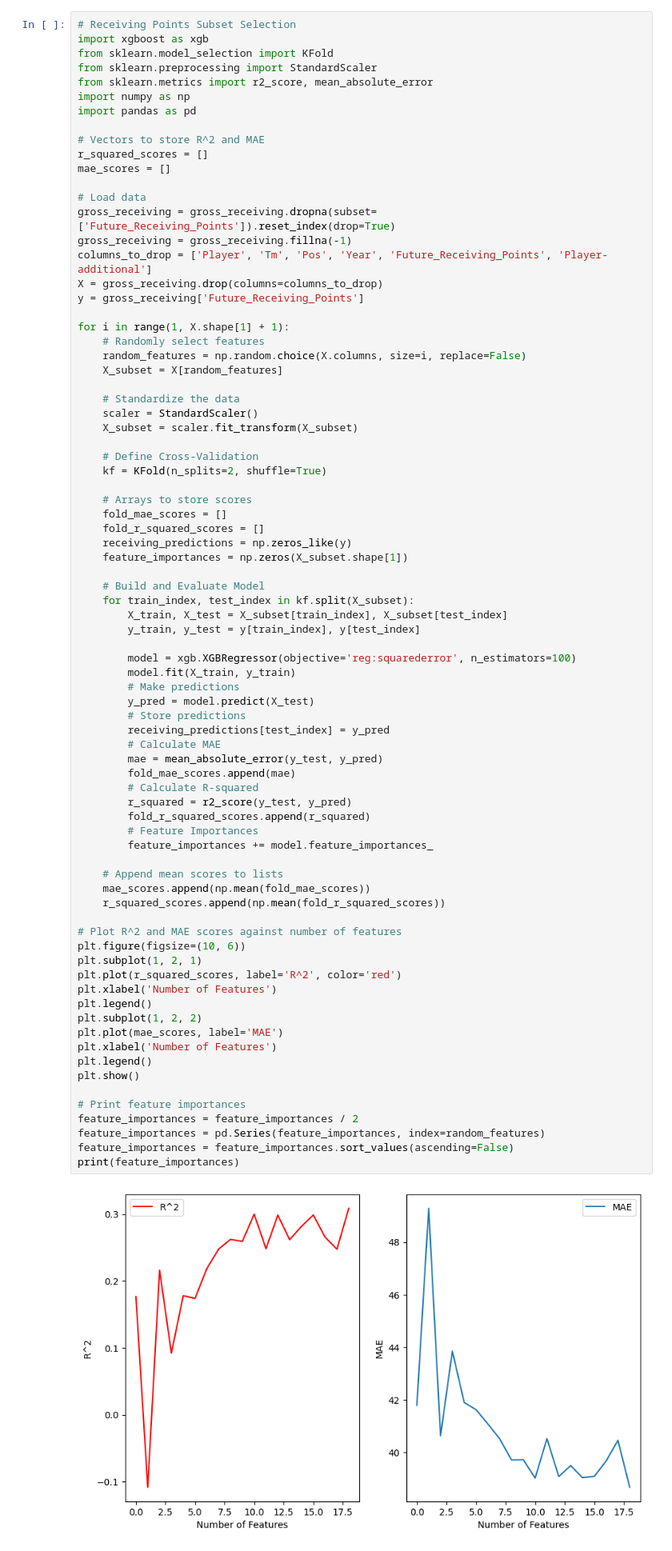
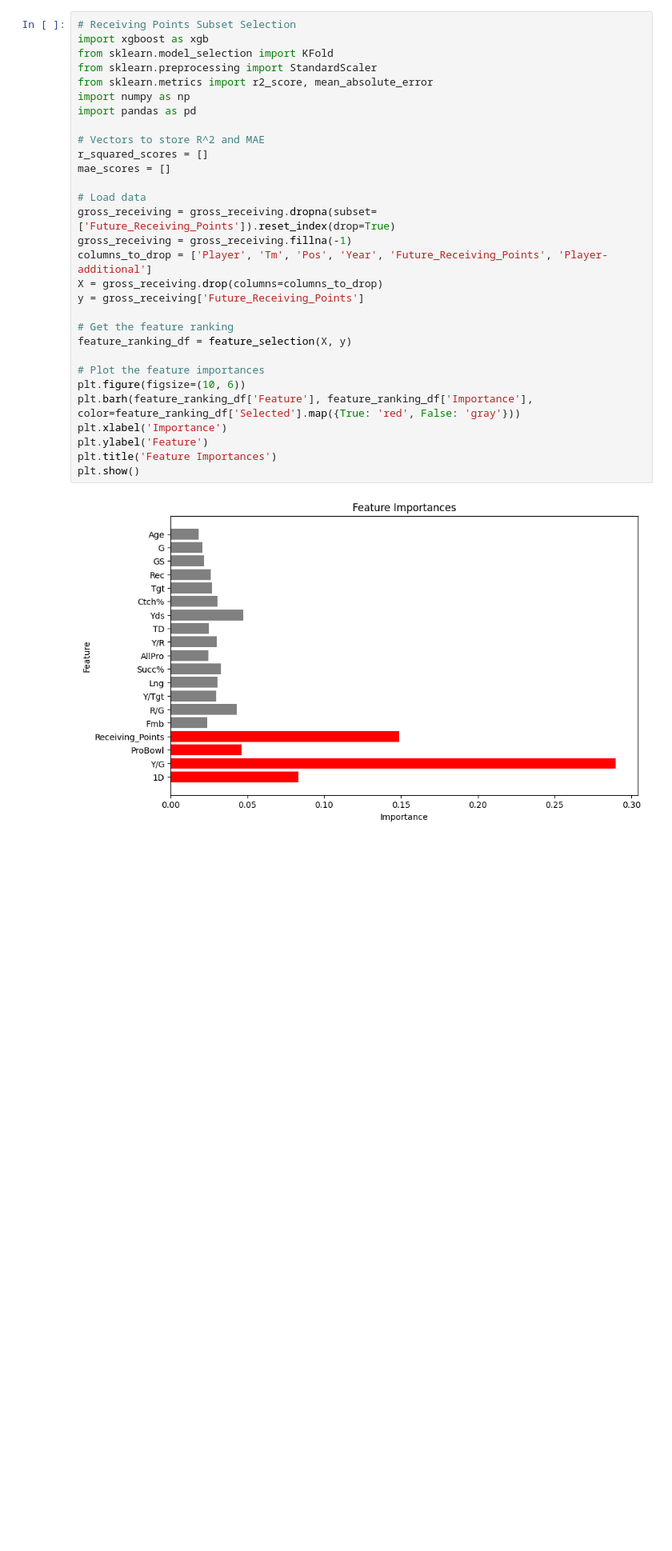
Before and after one commit to jackdepree/FFInsights, a Jupyter notebook: code/2024_gross_projections_eda.ipynb, the cells around one changed output. Shown at 80% size. Saved outputs shown, nothing was run; the diff lists cells and outputs as text; blank space fills up the shorter version.

```diff
--- a/code/2024_gross_projections_eda.ipynb
+++ b/code/2024_gross_projections_eda.ipynb
@@ -366,81 +267,32 @@ See the caveats in the documentation: https://pandas.pydata.org/pandas-docs/stab
 # %%
 # Receiving Points Subset Selection
 import xgboost as xgb
 from sklearn.model_selection import KFold
 from sklearn.preprocessing import StandardScaler
 from sklearn.metrics import r2_score, mean_absolute_error
 import numpy as np
 import pandas as pd
 
 # Vectors to store R^2 and MAE
 r_squared_scores = []
 mae_scores = []
 
 # Load data
 gross_receiving = gross_receiving.dropna(subset=['Future_Receiving_Points']).reset_index(drop=True)
 gross_receiving = gross_receiving.fillna(-1)
 columns_to_drop = ['Player', 'Tm', 'Pos', 'Year', 'Future_Receiving_Points', 'Player-additional']
 X = gross_receiving.drop(columns=columns_to_drop)
 y = gross_receiving['Future_Receiving_Points']
 
-for i in range(1, X.shape[1] + 1):
-    # Randomly select features
-    random_features = np.random.choice(X.columns, size=i, replace=False)
-    X_subset = X[random_features]
+# Get the feature ranking
+feature_ranking_df = feature_selection(X, y)
 
-    # Standardize the data
-    scaler = StandardScaler()
-    X_subset = scaler.fit_transform(X_subset)
-
-    # Define Cross-Validation
-    kf = KFold(n_splits=2, shuffle=True)
-
-    # Arrays to store scores
-    fold_mae_scores = []
-    fold_r_squared_scores = []
-    receiving_predictions = np.zeros_like(y)
-    feature_importances = np.zeros(X_subset.shape[1])
-
-    # Build and Evaluate Model
-    for train_index, test_index in kf.split(X_subset):
-        X_train, X_test = X_subset[train_index], X_subset[test_index]
-        y_train, y_test = y[train_index], y[test_index]
-
-        model = xgb.XGBRegressor(objective='reg:squarederror', n_estimators=100)
-        model.fit(X_train, y_train)
-        # Make predictions
-        y_pred = model.predict(X_test)
-        # Store predictions
-        receiving_predictions[test_index] = y_pred
-        # Calculate MAE
-        mae = mean_absolute_error(y_test, y_pred)
-        fold_mae_scores.append(mae)
-        # Calculate R-squared
-        r_squared = r2_score(y_test, y_pred)
-        fold_r_squared_scores.append(r_squared)
-        # Feature Importances
-        feature_importances += model.feature_importances_
-
-    # Append mean scores to lists
-    mae_scores.append(np.mean(fold_mae_scores))
-    r_squared_scores.append(np.mean(fold_r_squared_scores))
-
-# Plot R^2 and MAE scores against number of features
+# Plot the feature importances
 plt.figure(figsize=(10, 6))
-plt.subplot(1, 2, 1)
-plt.plot(r_squared_scores, label='R^2', color='red')
-plt.xlabel('Number of Features')
-plt.legend()
-plt.subplot(1, 2, 2)
-plt.plot(mae_scores, label='MAE')
-plt.xlabel('Number of Features')
-plt.legend()
+plt.barh(feature_ranking_df['Feature'], feature_ranking_df['Importance'], color=feature_ranking_df['Selected'].map({True: 'red', False: 'gray'}))
+plt.xlabel('Importance')
+plt.ylabel('Feature')
+plt.title('Feature Importances')
 plt.show()
-
-# Print feature importances
-feature_importances = feature_importances / 2
-feature_importances = pd.Series(feature_importances, index=random_features)
-feature_importances = feature_importances.sort_values(ascending=False)
-print(feature_importances)
 # %% [output]
-[figure, old version]
+[figure, new version]
```
Also changed, not shown: parts of 7 cells of this notebook.
